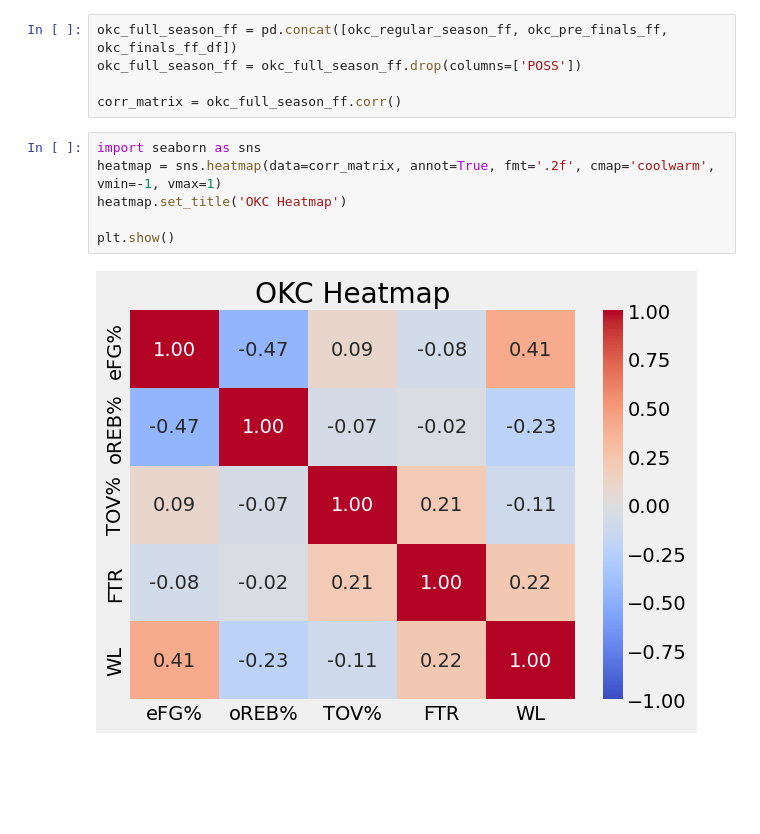
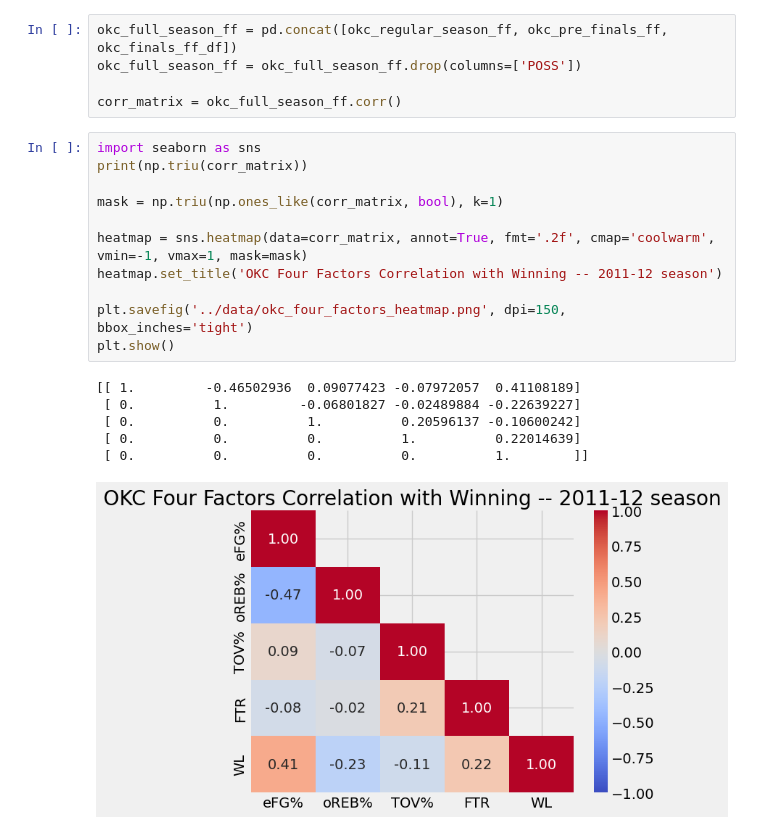
Before and after one commit to yemiajibola23/nba_2012_finals, a Jupyter notebook: notebooks/2012_nba_finals_analysis.ipynb, the cells around one changed output. Cells and saved outputs as stored; diff of their text form; blank space fills up the shorter version.

Commit message:
Removes upper triangle from heatmap because they were the same values flipped.

```diff
--- a/notebooks/2012_nba_finals_analysis.ipynb
+++ b/notebooks/2012_nba_finals_analysis.ipynb
@@ -612,9 +593,19 @@ okc_full_season_ff = okc_full_season_ff.drop(columns=['POSS'])
 corr_matrix = okc_full_season_ff.corr()
 # %%
 import seaborn as sns
-heatmap = sns.heatmap(data=corr_matrix, annot=True, fmt='.2f', cmap='coolwarm', vmin=-1, vmax=1)
-heatmap.set_title('OKC Heatmap')
+print(np.triu(corr_matrix))
 
+mask = np.triu(np.ones_like(corr_matrix, bool), k=1)
+
+heatmap = sns.heatmap(data=corr_matrix, annot=True, fmt='.2f', cmap='coolwarm', vmin=-1, vmax=1, mask=mask)
+heatmap.set_title('OKC Four Factors Correlation with Winning -- 2011-12 season')
+
+plt.savefig('../data/okc_four_factors_heatmap.png', dpi=150, bbox_inches='tight')
 plt.show()
 # %% [output]
+[[ 1.         -0.46502936  0.09077423 -0.07972057  0.41108189]
+ [ 0.          1.         -0.06801827 -0.02489884 -0.22639227]
+ [ 0.          0.          1.          0.20596137 -0.10600242]
+ [ 0.          0.          0.          1.          0.22014639]
+ [ 0.          0.          0.          0.          1.        ]]
-[figure, old version]
+[figure, new version]
```
Also changed, not shown: parts of 1 cell of this notebook, 1 other file.
